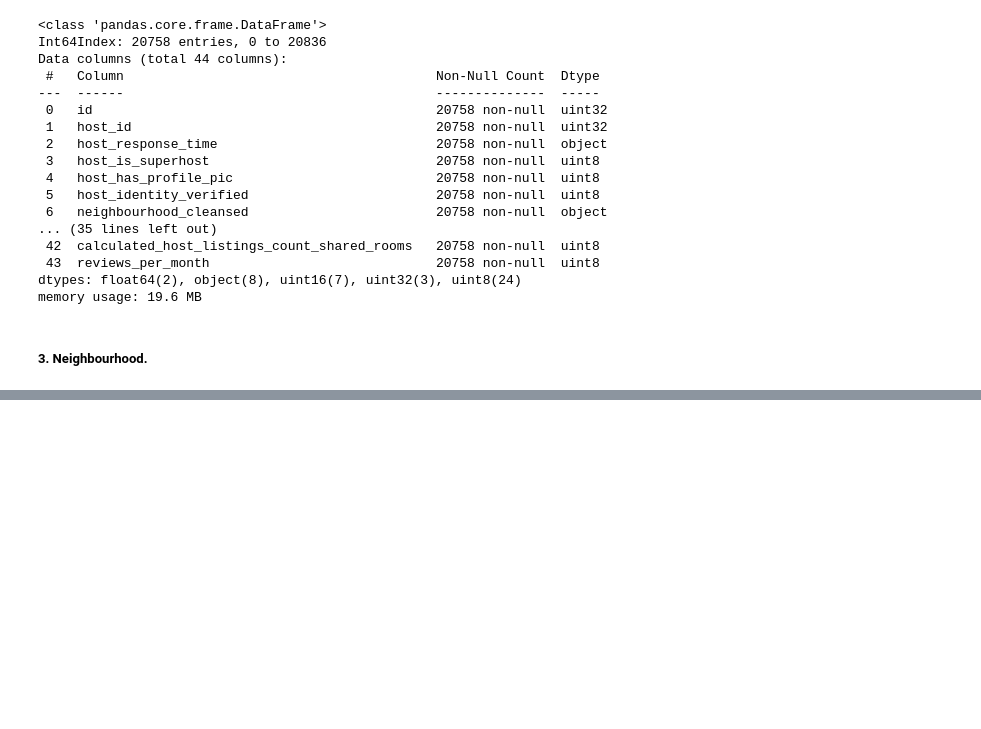
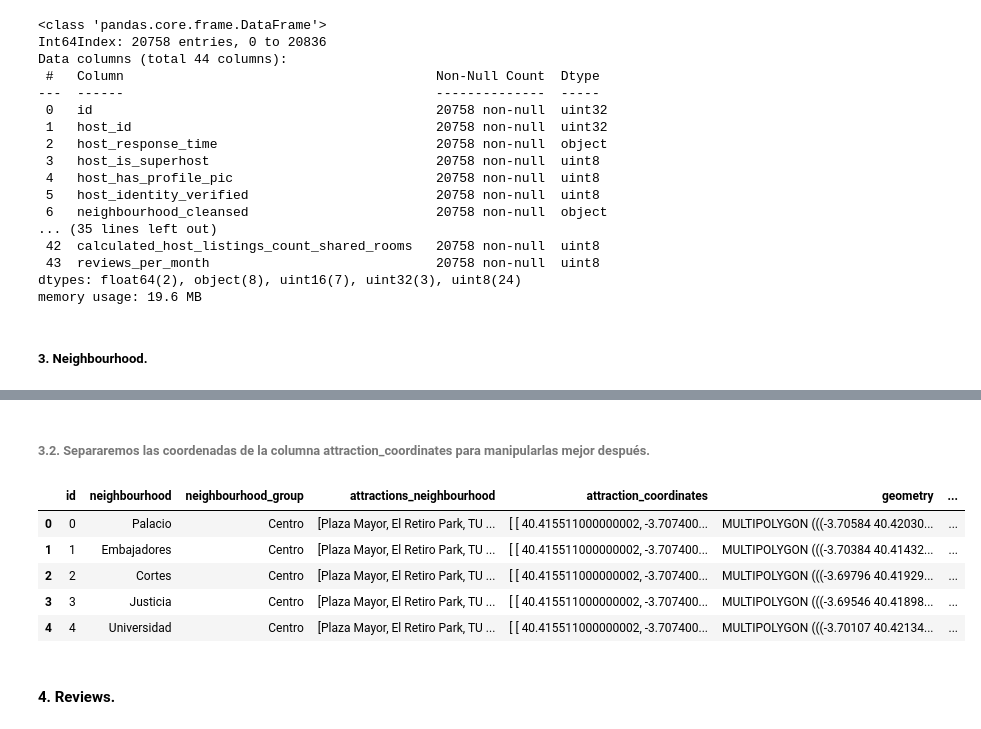
Before and after one commit to PedroVidales/Proyecto-Final_, a Jupyter notebook: main/Limpieza.ipynb, the cells around one changed output, grey strips where cells are left out. Saved outputs shown, nothing was run; the diff lists cells and outputs as text; code cells hidden in the pictures; blank space fills up the shorter version.

```diff
--- a/main/Limpieza.ipynb
+++ b/main/Limpieza.ipynb
@@ -429,0 +456,20 @@ lis.to_csv('../madrid/listings_detailed/listings_limpio.csv', index=False)
+# %% [markdown]
+###### 3.2. Separaremos las coordenadas de la columna attraction_coordinates para manipularlas mejor después.
+# %%
+import json
+
+
+def separar_coordenadas(coordenadas):
+    lista = json.loads(coordenadas)
+    latitudes, longitudes = zip(*lista)
+    return pd.Series({'latitudes': latitudes, 'longitudes': longitudes})
+# %%
+ngdf[['latitudes', 'longitudes']] = ngdf['attraction_coordinates'].apply(lambda x: separar_coordenadas(x))
+ngdf.head()
+# %% [output]
+|  | id | neighbourhood | neighbourhood_group | attractions_neighbourhood | attraction_coordinates | geometry | ... |
+| 0 | 0 | Palacio | Centro | [Plaza Mayor, El Retiro Park, TU ... | [ [ 40.415511000000002, -3.707400... | MULTIPOLYGON (((-3.70584 40.42030... | ... |
+| 1 | 1 | Embajadores | Centro | [Plaza Mayor, El Retiro Park, TU ... | [ [ 40.415511000000002, -3.707400... | MULTIPOLYGON (((-3.70384 40.41432... | ... |
+| 2 | 2 | Cortes | Centro | [Plaza Mayor, El Retiro Park, TU ... | [ [ 40.415511000000002, -3.707400... | MULTIPOLYGON (((-3.69796 40.41929... | ... |
+| 3 | 3 | Justicia | Centro | [Plaza Mayor, El Retiro Park, TU ... | [ [ 40.415511000000002, -3.707400... | MULTIPOLYGON (((-3.69546 40.41898... | ... |
+| 4 | 4 | Universidad | Centro | [Plaza Mayor, El Retiro Park, TU ... | [ [ 40.415511000000002, -3.707400... | MULTIPOLYGON (((-3.70107 40.42134... | ... |
@@ -429,0 +482,2 @@ lis.to_csv('../madrid/listings_detailed/listings_limpio.csv', index=False)
+# %% [markdown]
+#### 4. Reviews.
```
Also changed, not shown: parts of 34 cells of this notebook, 1 other file.
